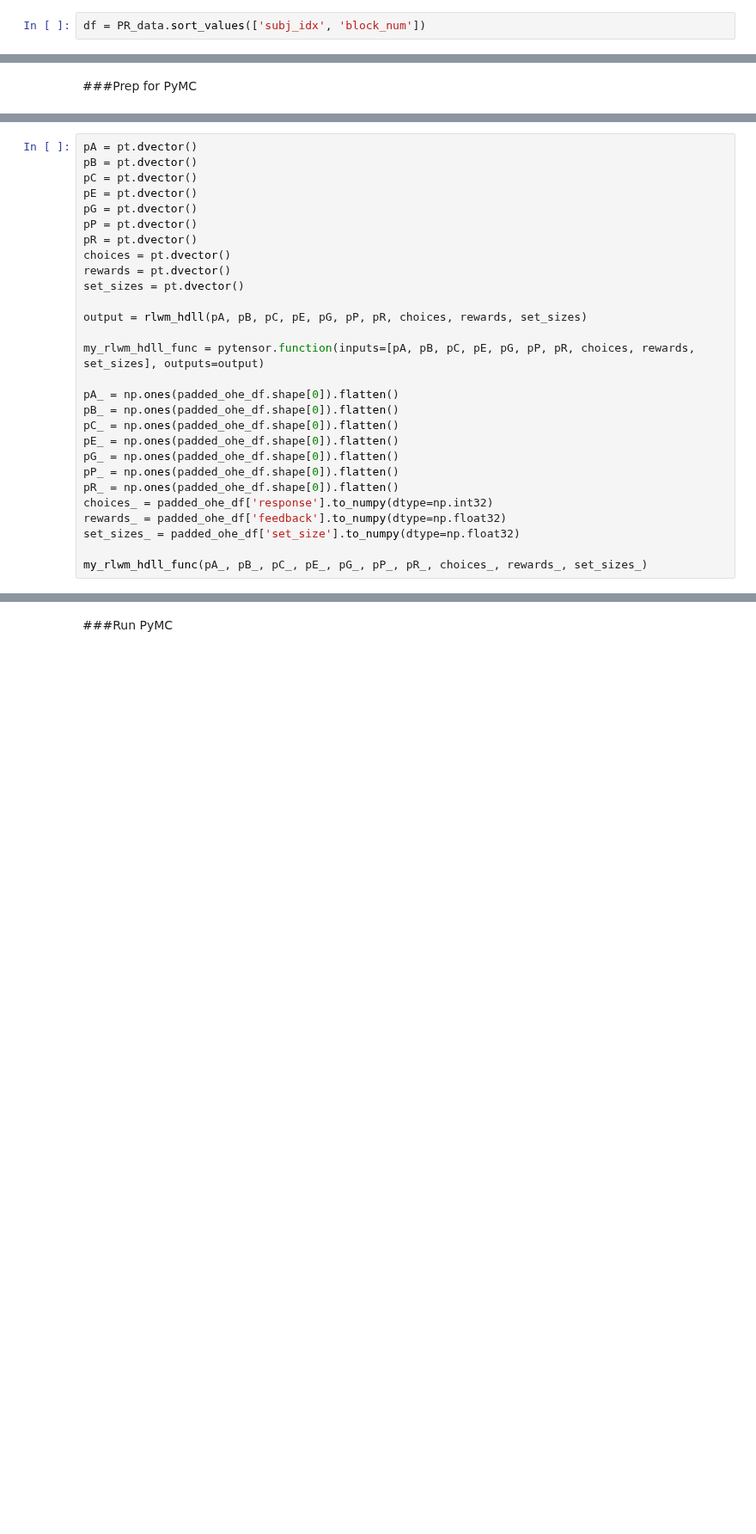
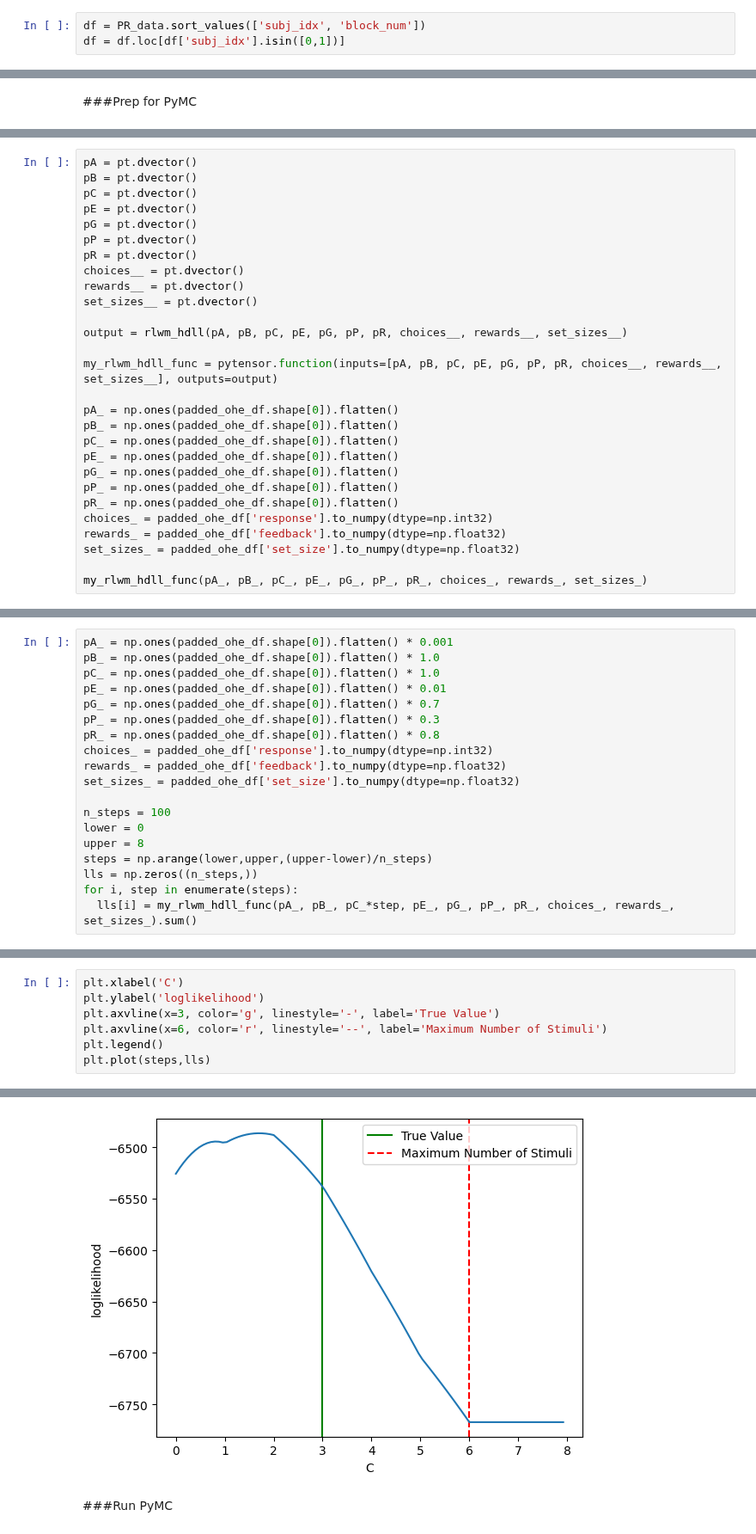
Before and after one commit to TheLemonPig/RL-SSM, a Jupyter notebook: rlwm_testing.ipynb, the cells around one changed output, grey strips where cells are left out. Shown at 86% size. Cells and saved outputs as stored; diff of their text form; blank space fills up the shorter version.

```diff
--- a/rlwm_testing.ipynb
+++ b/rlwm_testing.ipynb
@@ -581,6 +582,7 @@ PR_data
 ###Reorganize data for vectorization
 # %%
 df = PR_data.sort_values(['subj_idx', 'block_num'])
+df = df.loc[df['subj_idx'].isin([0,1])]
 # %%
 max_trials = df[['subj_idx','block_num']].value_counts().max()
 n_participants = df['subj_idx'].max() + 1
@@ -669,13 +679,13 @@ pE = pt.dvector()
 pG = pt.dvector()
 pP = pt.dvector()
 pR = pt.dvector()
-choices = pt.dvector()
-rewards = pt.dvector()
-set_sizes = pt.dvector()
+choices__ = pt.dvector()
+rewards__ = pt.dvector()
+set_sizes__ = pt.dvector()
 
-output = rlwm_hdll(pA, pB, pC, pE, pG, pP, pR, choices, rewards, set_sizes)
+output = rlwm_hdll(pA, pB, pC, pE, pG, pP, pR, choices__, rewards__, set_sizes__)
 
-my_rlwm_hdll_func = pytensor.function(inputs=[pA, pB, pC, pE, pG, pP, pR, choices, rewards, set_sizes], outputs=output)
+my_rlwm_hdll_func = pytensor.function(inputs=[pA, pB, pC, pE, pG, pP, pR, choices__, rewards__, set_sizes__], outputs=output)
 
 pA_ = np.ones(padded_ohe_df.shape[0]).flatten()
 pB_ = np.ones(padded_ohe_df.shape[0]).flatten()
@@ -694,0 +705,19 @@ array([-1.09861226, -1.09861226, -1.09861226, ..., -1.09861226,
+# %%
+pA_ = np.ones(padded_ohe_df.shape[0]).flatten() * 0.001
+pB_ = np.ones(padded_ohe_df.shape[0]).flatten() * 1.0
+pC_ = np.ones(padded_ohe_df.shape[0]).flatten() * 1.0
+pE_ = np.ones(padded_ohe_df.shape[0]).flatten() * 0.01
+pG_ = np.ones(padded_ohe_df.shape[0]).flatten() * 0.7
+pP_ = np.ones(padded_ohe_df.shape[0]).flatten() * 0.3
+pR_ = np.ones(padded_ohe_df.shape[0]).flatten() * 0.8
+choices_ = padded_ohe_df['response'].to_numpy(dtype=np.int32)
+rewards_ = padded_ohe_df['feedback'].to_numpy(dtype=np.float32)
+set_sizes_ = padded_ohe_df['set_size'].to_numpy(dtype=np.float32)
+
+n_steps = 100
+lower = 0
+upper = 8
+steps = np.arange(lower,upper,(upper-lower)/n_steps)
+lls = np.zeros((n_steps,))
+for i, step in enumerate(steps):
+  lls[i] = my_rlwm_hdll_func(pA_, pB_, pC_*step, pE_, pG_, pP_, pR_, choices_, rewards_, set_sizes_).sum()
@@ -694,0 +731,8 @@ array([-1.09861226, -1.09861226, -1.09861226, ..., -1.09861226,
+# %%
+plt.xlabel('C')
+plt.ylabel('loglikelihood')
+plt.axvline(x=3, color='g', linestyle='-', label='True Value')
+plt.axvline(x=6, color='r', linestyle='--', label='Maximum Number of Stimuli')
+plt.legend()
+plt.plot(steps,lls)
+# %% [output]
@@ -695,3 +740,4 @@ array([-1.09861226, -1.09861226, -1.09861226, ..., -1.09861226,
+[figure, added]
 # %% [markdown]
 ###Run PyMC
 # %%
```
Also changed, not shown: parts of 20 cells of this notebook.
